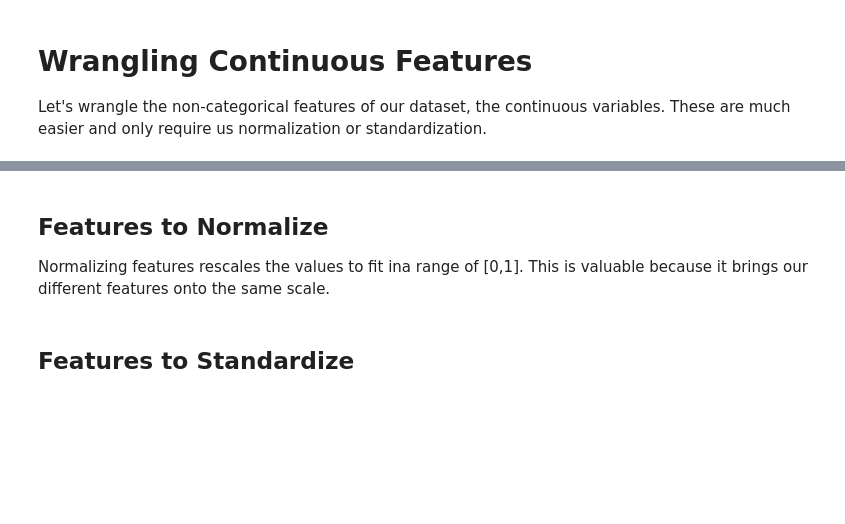
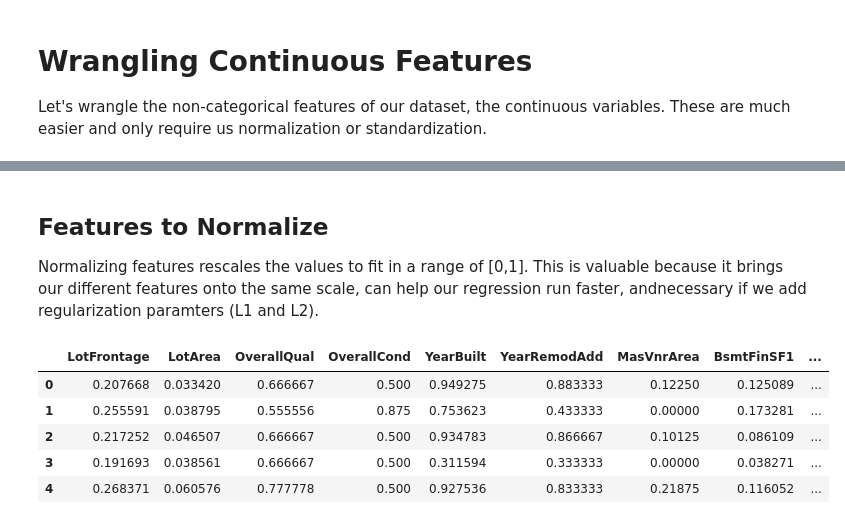
Before and after one commit to aaronyan/house-price-regression, a Jupyter notebook: house-price-regression.ipynb, the cells around one changed output, grey strips where cells are left out. Cells and saved outputs as stored; diff of their text form; code cells hidden in the pictures; blank space fills up the shorter version.

```diff
--- a/house-price-regression.ipynb
+++ b/house-price-regression.ipynb
@@ -224,6 +233,18 @@ for plot in plots:
 # %% [markdown]
 ## Features to Normalize
 
-Normalizing features rescales the values to fit ina range of [0,1]. This is valuable because it brings our different features onto the same scale.
+Normalizing features rescales the values to fit in a range of [0,1]. This is valuable because it brings our different features onto the same scale, can help our regression run faster, andnecessary if we add regularization paramters (L1 and L2).
-# %% [markdown]
-## Features to Standardize
+# %%
+train_data_continuous_columns = train_data_continuous.columns.values
+
+mms = MinMaxScaler()
+train_data_continuous_norm = mms.fit_transform(train_data_continuous.fillna(0))
+train_data_continuous_norm = pd.DataFrame(train_data_continuous_norm, columns=train_data_continuous_columns)
+train_data_continuous_norm.head()
+# %% [output]
+|  | LotFrontage | LotArea | OverallQual | OverallCond | YearBuilt | YearRemodAdd | MasVnrArea | BsmtFinSF1 | ... |
+| 0 | 0.207668 | 0.033420 | 0.666667 | 0.500 | 0.949275 | 0.883333 | 0.12250 | 0.125089 | ... |
+| 1 | 0.255591 | 0.038795 | 0.555556 | 0.875 | 0.753623 | 0.433333 | 0.00000 | 0.173281 | ... |
+| 2 | 0.217252 | 0.046507 | 0.666667 | 0.500 | 0.934783 | 0.866667 | 0.10125 | 0.086109 | ... |
+| 3 | 0.191693 | 0.038561 | 0.666667 | 0.500 | 0.311594 | 0.333333 | 0.00000 | 0.038271 | ... |
+| 4 | 0.268371 | 0.060576 | 0.777778 | 0.500 | 0.927536 | 0.833333 | 0.21875 | 0.116052 | ... |
```
Also changed, not shown: parts of 5 cells of this notebook.
